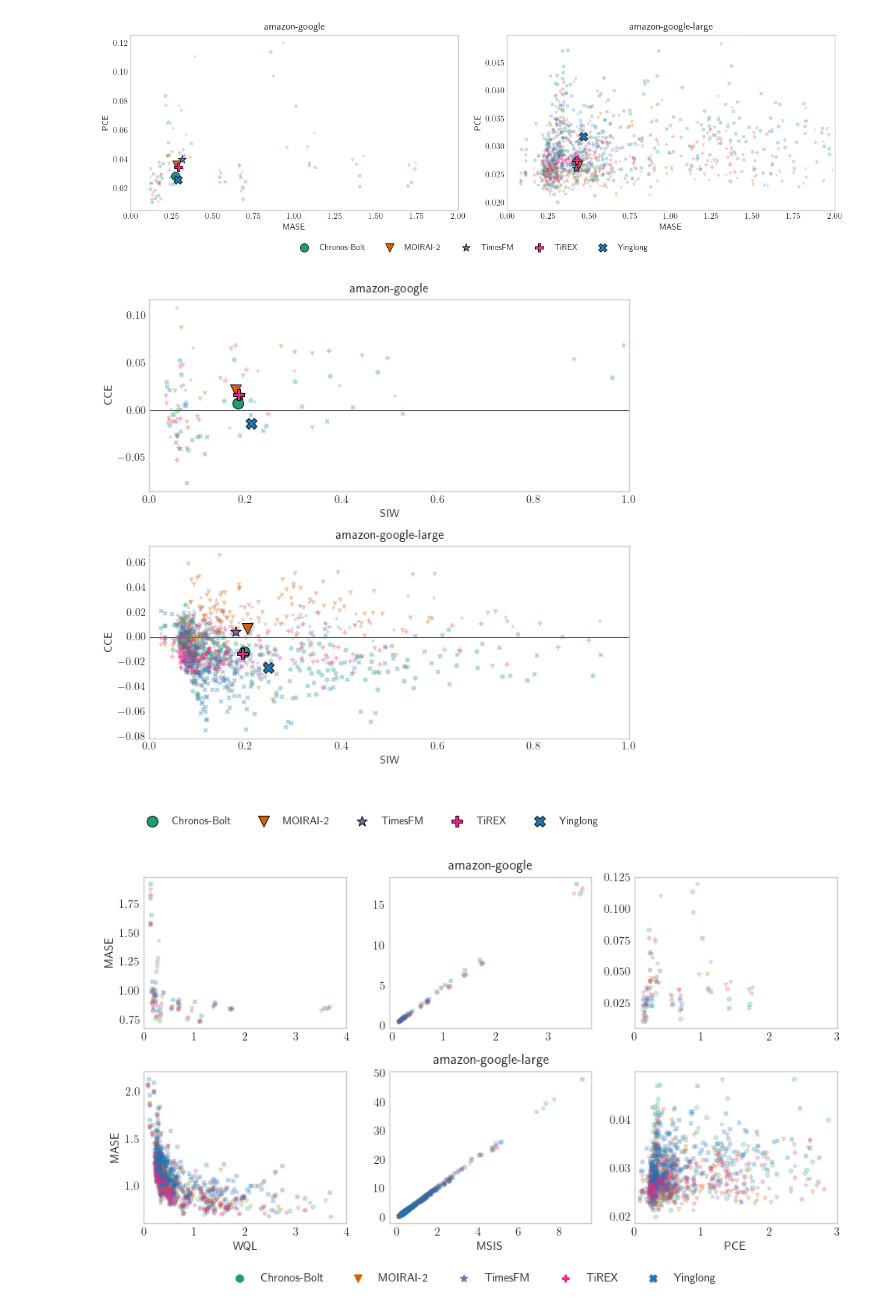
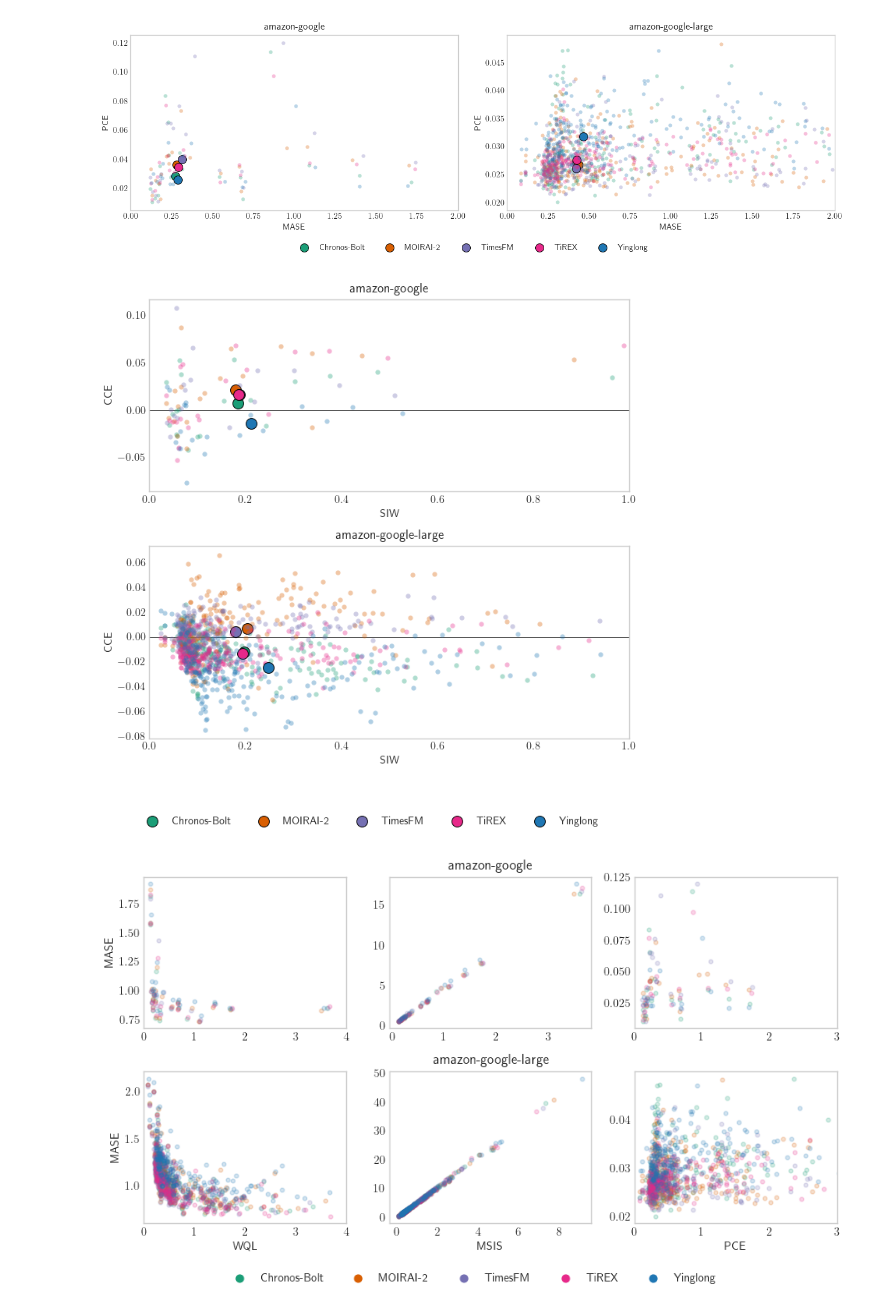
Before and after one commit to Coaster41/tsfm_head_calibration, a Jupyter notebook: eval_plots.ipynb, the cells around one changed output. Cells and saved outputs as stored; diff of their text form; code cells hidden in the pictures.

```diff
--- a/eval_plots.ipynb
+++ b/eval_plots.ipynb
@@ -23,8 +23,9 @@ RESULTS_ROOT = Path("./model_results")
 
 # Use ONLY these five foundation models (and only the backbone head)
 MODELS = ["chronos_bolt", "moirai2", "timesfm", "tirex", "yinglong"]
-HEAD = ["backbone", "quantiles", "gaussian", "studentst", "mixture"]
+HEADS = ["backbone", "quantiles", "gaussian", "studentst", "mixture"]
 DATASETS = ["amazon-google-large", "amazon-google"]
+HEAD_TO_PLOT = "backbone"
 
 # Friendly names, colors, and markers (consistent across all plots)
 MODEL_DISPLAY = {
@@ -48,6 +49,13 @@ MODEL_MARKERS = {
     "tirex": "P",
     "yinglong": "X",
 }
+HEAD_MARKERS = {
+    "backbone": "o",
+    "quantiles": "v",
+    "gaussian": "*",
+    "studentst": "P",
+    "mixture": "X",
+}
 
 # Metrics we will try to use
 # Canonical names used in plots: mase, pce, cce, tpce, tcce, siw, wql, msis
@@ -254,5 +308,9 @@ def consolidate_results(
 # %%
-long_df, num_timeseries = consolidate_results(RESULTS_ROOT, MODELS, HEAD, DATASETS)
+long_df, num_timeseries, num_timeseries_by_dataset_head = consolidate_results(RESULTS_ROOT, MODELS, HEADS, DATASETS)
+
+# Filter to a single head for all downstream plots
+if not long_df.empty:
+    long_df = long_df[long_df["head"] == HEAD_TO_PLOT]
 
 # Keep only the selected models that were actually found
 present_models = sorted(long_df["model"].unique().tolist()) if not long_df.empty else []
@@ -269,4 +327,11 @@ if not long_df.empty:
     print(f"Wrote consolidated long results to {CONSOLIDATED_LONG.resolve()}")
 else:
     print("No data found. Check RESULTS_ROOT and HEAD name.")
+
+# Convenience slices
+series_df = long_df[long_df["scope"] == "series"].copy()
+per_h_df = long_df[long_df["scope"] == "per_h"].copy()
+overall_df = long_df[long_df["scope"] == "overall"].copy()
+
+overall_df = ensure_overall(overall_df, series_df)
 # %% [output]
@@ -338,12 +365,12 @@ for idx, dataset in enumerate(datasets):
             xs = merged["value_x"].to_numpy()
             ys = merged["value_y"].to_numpy()
 
-        ax.scatter(xs, ys, c=mcolor(model), alpha=0.3, marker=mmarker(model), s=20, linewidths=0, label=None)
+        ax.scatter(xs, ys, c=mcolor(model), alpha=0.3, marker=hmarker(HEAD_TO_PLOT), s=20, linewidths=0, label=None)
 
         # Large dot: median of series values
         if len(xs) > 0 and len(ys) > 0:
             ax.scatter(np.median(xs), np.median(ys), c=mcolor(model), s=100, edgecolors='black',
-                       alpha=1, marker=mmarker(model), linewidths=0.7, label=disp(model))
+                       alpha=1, marker=hmarker(HEAD_TO_PLOT), linewidths=0.7, label=disp(model))
 
     ax.set_title(dataset)
     ax.set_xlabel("MASE")
@@ -364,36 +391,36 @@ metrics_pair = ("siw", "cce")
 n = len(datasets)
 rows, cols = best_grid(n, max_cols=2)
 scale = 0.9
 fig, axes = plt.subplots(cols, rows, figsize=(4*scale*cols, 4*scale*rows*len(DATASETS)))
 # normalize axes to 2D array regardless of shape
 axes = np.array(axes).reshape(rows, cols)
 
 for idx, dataset in enumerate(datasets):
     ax = axes[idx // cols][idx % cols]
     ax.axhline(0, c='black', lw=0.5, zorder=0)
     for model in present_models:
         sx = series_df.query("dataset == @dataset and model == @model and metric == @metrics_pair[0]")[["series_id","value"]]
         sy = series_df.query("dataset == @dataset and model == @model and metric == @metrics_pair[1]")[["series_id","value"]]
         merged = sx.merge(sy, on="series_id", suffixes=("_x", "_y"))
         xs = merged["value_x"].to_numpy()
         ys = merged["value_y"].to_numpy()
-        ax.scatter(xs, ys, c=mcolor(model), alpha=0.35, marker=mmarker(model), s=20, linewidths=0)
+        ax.scatter(xs, ys, c=mcolor(model), alpha=0.35, marker=hmarker(HEAD_TO_PLOT), s=20, linewidths=0)
 
         if len(xs) > 0 and len(ys) > 0:
             ax.scatter(np.mean(xs), np.mean(ys), c=mcolor(model), s=100, edgecolors='black',
-                       alpha=1, marker=mmarker(model), linewidths=0.7, label=disp(model))
+                       alpha=1, marker=hmarker(HEAD_TO_PLOT), linewidths=0.7, label=disp(model))
 
     ax.set_title(dataset)
     ax.set_xlabel("SIW")
     ax.set_ylabel("CCE")
     ax.set_xlim(0,1)
 
 handles, labels = axes[0][0].get_legend_handles_labels()
 fig.legend(handles, labels, loc="lower center", ncols=len(present_models), framealpha=0)
 plt.tight_layout(rect=[0, 0.1, 1, 1])
 plt.show()
 # %% [output]
-[figure, old version]
+[figure, new version]
 # %%
 # Figure 3: WQL, MSIS, PCE vs MASE (per-series scatter), shape [n_datasets, 3]
 
```
Also changed, not shown: parts of 12 cells of this notebook, 2 other files.
